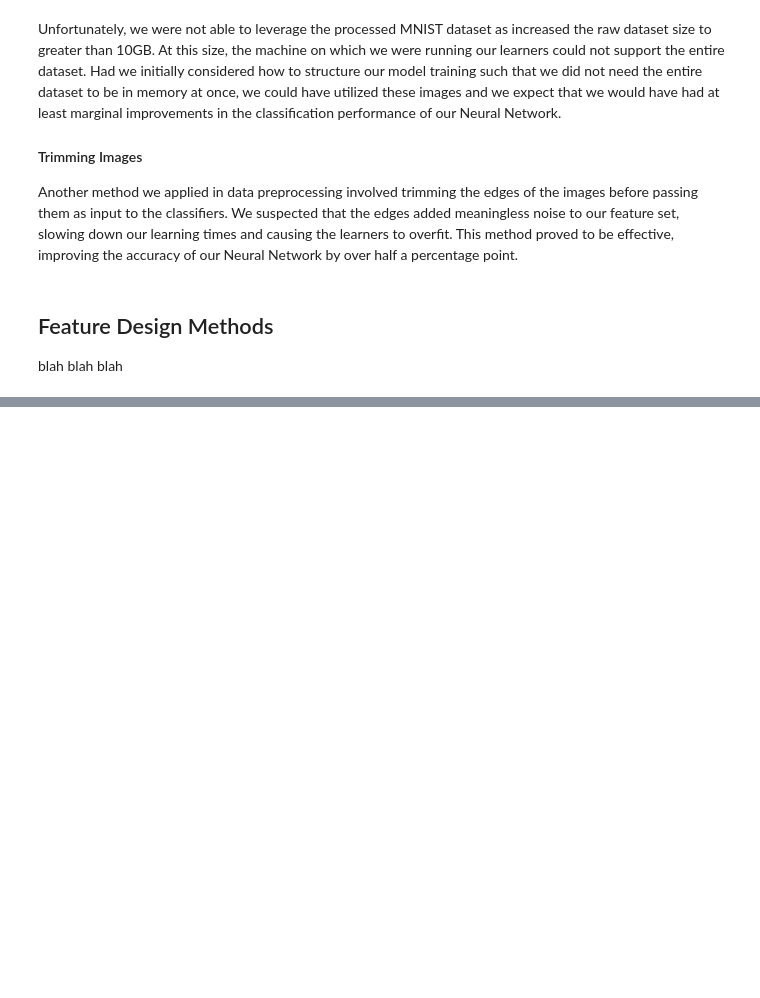
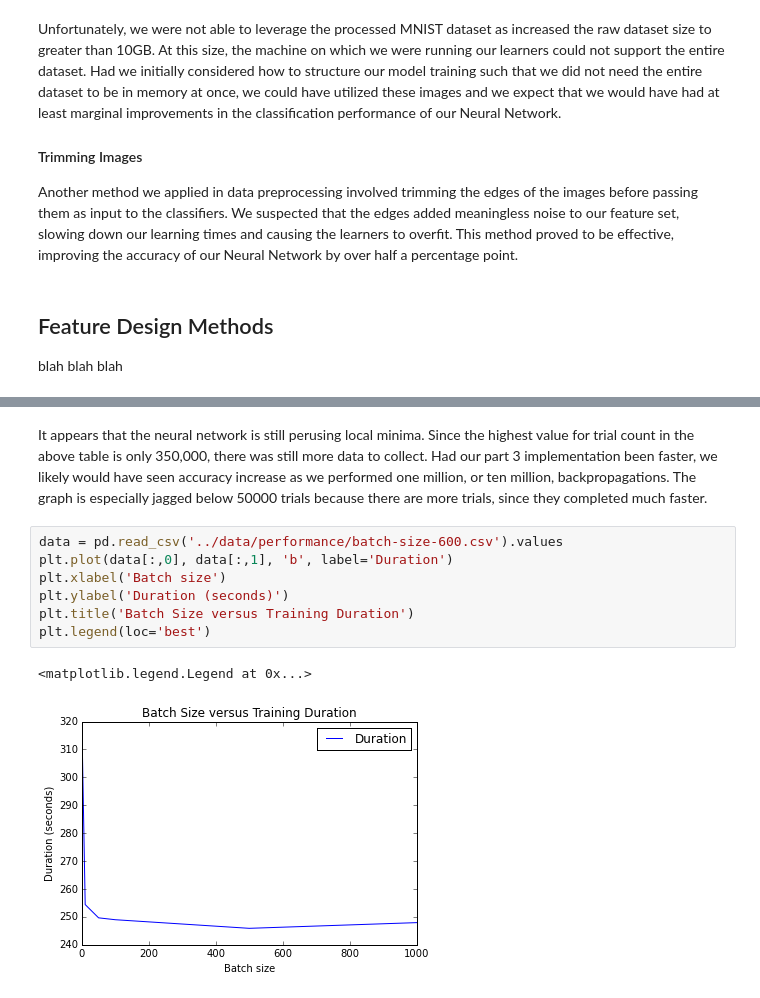
Before and after one commit to anhlbt/comp-598-project-3, a Jupyter notebook: report.ipynb, the cells around one changed output, grey strips where cells are left out. Drawn from its saved outputs; the diff is of its cells as text; blank space fills up the shorter version.

Commit message:
added almost all of stuart section to report, part 3.

```diff
--- a/report.ipynb
+++ b/report.ipynb
@@ -176,0 +217,12 @@ plt.legend(loc='best')
+# %% [markdown]
+It appears that the neural network is still perusing local minima. Since the highest value for trial count in the above table is only 350,000, there was still more data to collect. Had our part 3 implementation been faster, we likely would have seen accuracy increase as we performed one million, or ten million, backpropagations. The graph is especially jagged below 50000 trials because there are more trials, since they completed much faster.
+# %%
+data = pd.read_csv('../data/performance/batch-size-600.csv').values
+plt.plot(data[:,0], data[:,1], 'b', label='Duration')
+plt.xlabel('Batch size')
+plt.ylabel('Duration (seconds)')
+plt.title('Batch Size versus Training Duration')
+plt.legend(loc='best')
+# %% [output]
+<matplotlib.legend.Legend at 0x...>
+[figure, added]
```
Also changed, not shown: parts of 19 cells of this notebook, 1 other file.
